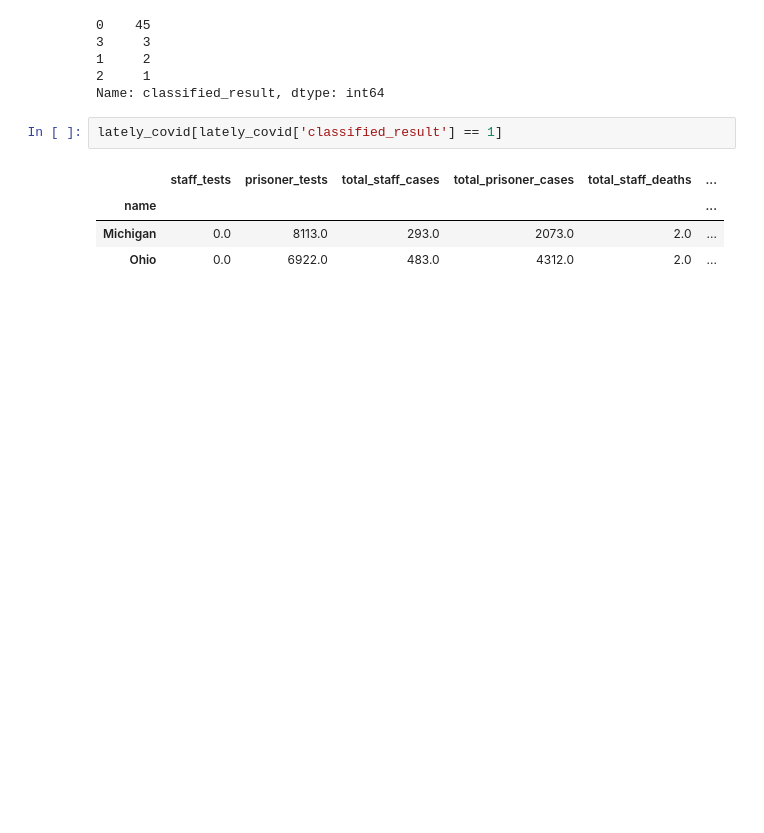
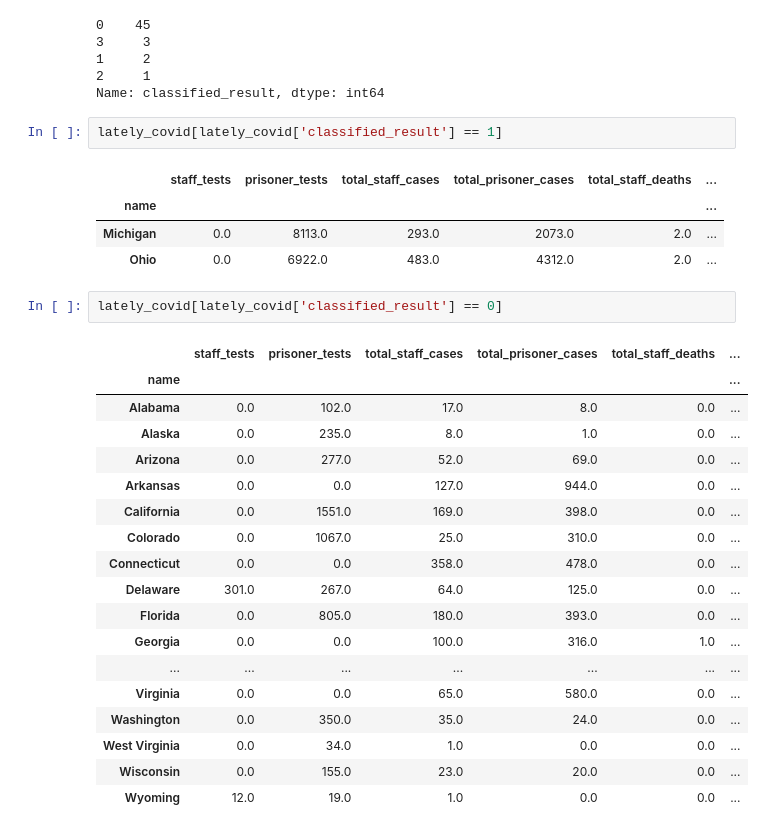
Before and after one commit to AmberCXX/Summer2020_MIT_COVID_Datathon, a Jupyter notebook: 04-cluster-analysis_version_01.ipynb, the cells around one changed output. Saved outputs shown, nothing was run; the diff lists cells and outputs as text; blank space fills up the shorter version.

```diff
--- a/04-cluster-analysis.ipynb
+++ b/04-cluster-analysis_version_01.ipynb
@@ -130,3 +134,24 @@ lately_covid[lately_covid['classified_result'] == 1]
 | name |  |  |  |  |  | ... |
 | Michigan | 0.0 | 8113.0 | 293.0 | 2073.0 | 2.0 | ... |
 | Ohio | 0.0 | 6922.0 | 483.0 | 4312.0 | 2.0 | ... |
+# %%
+lately_covid[lately_covid['classified_result'] == 0]
+# %% [output]
+|  | staff_tests | prisoner_tests | total_staff_cases | total_prisoner_cases | total_staff_deaths | ... |
+| name |  |  |  |  |  | ... |
+| Alabama | 0.0 | 102.0 | 17.0 | 8.0 | 0.0 | ... |
+| Alaska | 0.0 | 235.0 | 8.0 | 1.0 | 0.0 | ... |
+| Arizona | 0.0 | 277.0 | 52.0 | 69.0 | 0.0 | ... |
+| Arkansas | 0.0 | 0.0 | 127.0 | 944.0 | 0.0 | ... |
+| California | 0.0 | 1551.0 | 169.0 | 398.0 | 0.0 | ... |
+| Colorado | 0.0 | 1067.0 | 25.0 | 310.0 | 0.0 | ... |
+| Connecticut | 0.0 | 0.0 | 358.0 | 478.0 | 0.0 | ... |
+| Delaware | 301.0 | 267.0 | 64.0 | 125.0 | 0.0 | ... |
+| Florida | 0.0 | 805.0 | 180.0 | 393.0 | 0.0 | ... |
+| Georgia | 0.0 | 0.0 | 100.0 | 316.0 | 1.0 | ... |
+| ... | ... | ... | ... | ... | ... | ... |
+| Virginia | 0.0 | 0.0 | 65.0 | 580.0 | 0.0 | ... |
+| Washington | 0.0 | 350.0 | 35.0 | 24.0 | 0.0 | ... |
+| West Virginia | 0.0 | 34.0 | 1.0 | 0.0 | 0.0 | ... |
+| Wisconsin | 0.0 | 155.0 | 23.0 | 20.0 | 0.0 | ... |
+| Wyoming | 12.0 | 19.0 | 1.0 | 0.0 | 0.0 | ... |
```
Also changed, not shown: parts of 3 cells of this notebook, 2 other files.
